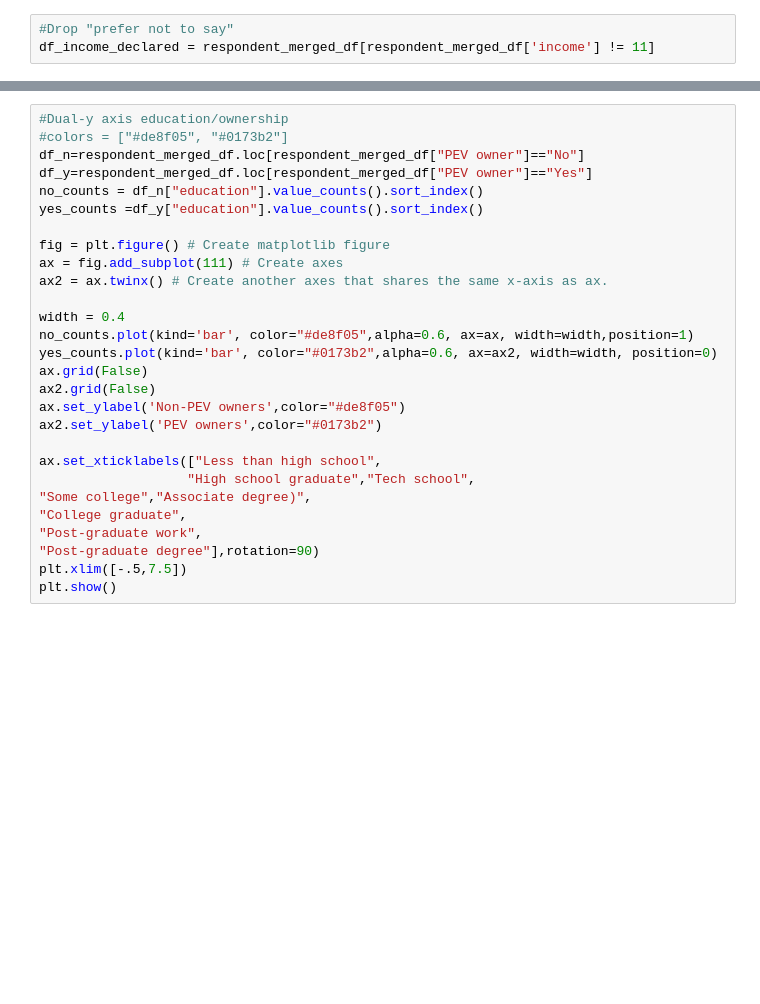
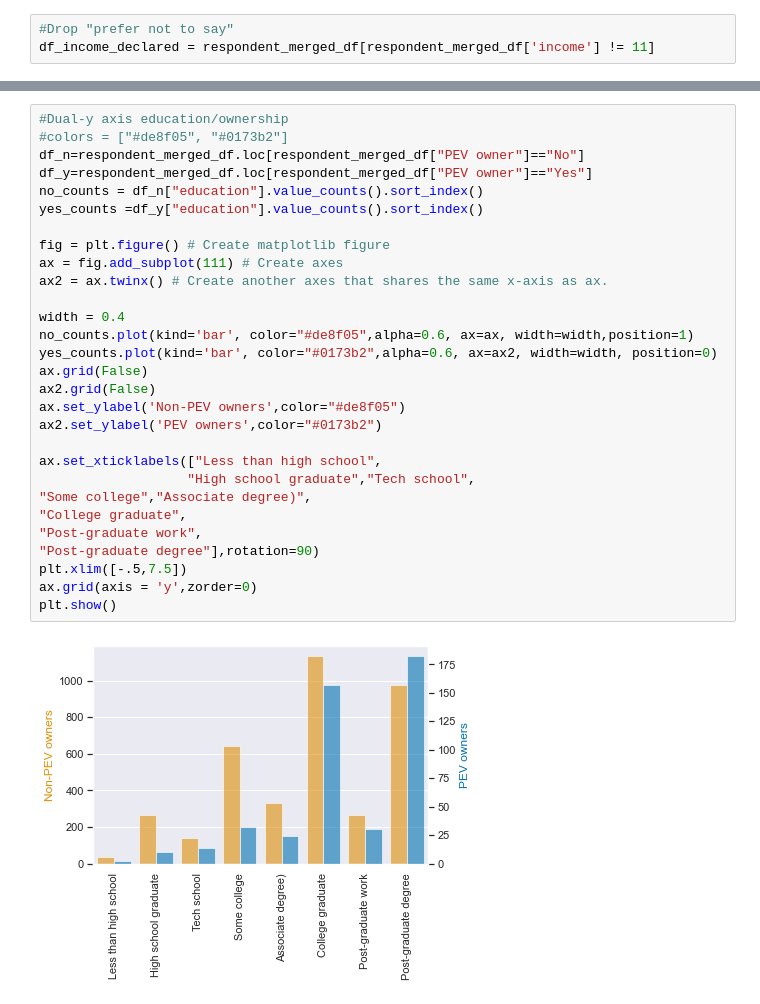
Before and after one commit to RussellShelley/Energy_Analysis, a Jupyter notebook: Visualization/DB_connected_python_vis.ipynb, the cells around one changed output, grey strips where cells are left out. Saved outputs shown, nothing was run; the diff lists cells and outputs as text; blank space fills up the shorter version.

Commit message:
add horizontal grid

```diff
--- a/Visualization/DB_connected_python_vis.ipynb
+++ b/Visualization/DB_connected_python_vis.ipynb
@@ -351,30 +480,33 @@ g = sns.catplot( x="Genders", y="income",
 # %%
 #Dual-y axis education/ownership
 #colors = ["#de8f05", "#0173b2"]
 df_n=respondent_merged_df.loc[respondent_merged_df["PEV owner"]=="No"]
 df_y=respondent_merged_df.loc[respondent_merged_df["PEV owner"]=="Yes"]
 no_counts = df_n["education"].value_counts().sort_index()
 yes_counts =df_y["education"].value_counts().sort_index()
 
 fig = plt.figure() # Create matplotlib figure
 ax = fig.add_subplot(111) # Create axes
 ax2 = ax.twinx() # Create another axes that shares the same x-axis as ax.
 
 width = 0.4
 no_counts.plot(kind='bar', color="#de8f05",alpha=0.6, ax=ax, width=width,position=1)
 yes_counts.plot(kind='bar', color="#0173b2",alpha=0.6, ax=ax2, width=width, position=0)
 ax.grid(False)
 ax2.grid(False)
 ax.set_ylabel('Non-PEV owners',color="#de8f05")
 ax2.set_ylabel('PEV owners',color="#0173b2")
 
 ax.set_xticklabels(["Less than high school",
                    "High school graduate","Tech school",
 "Some college","Associate degree)",
 "College graduate",
 "Post-graduate work",
 "Post-graduate degree"],rotation=90)
 plt.xlim([-.5,7.5])
+ax.grid(axis = 'y',zorder=0)
 plt.show()
+# %% [output]
+[figure, added]
 # %%
 no_counts
```
Also changed, not shown: parts of 29 cells of this notebook.
